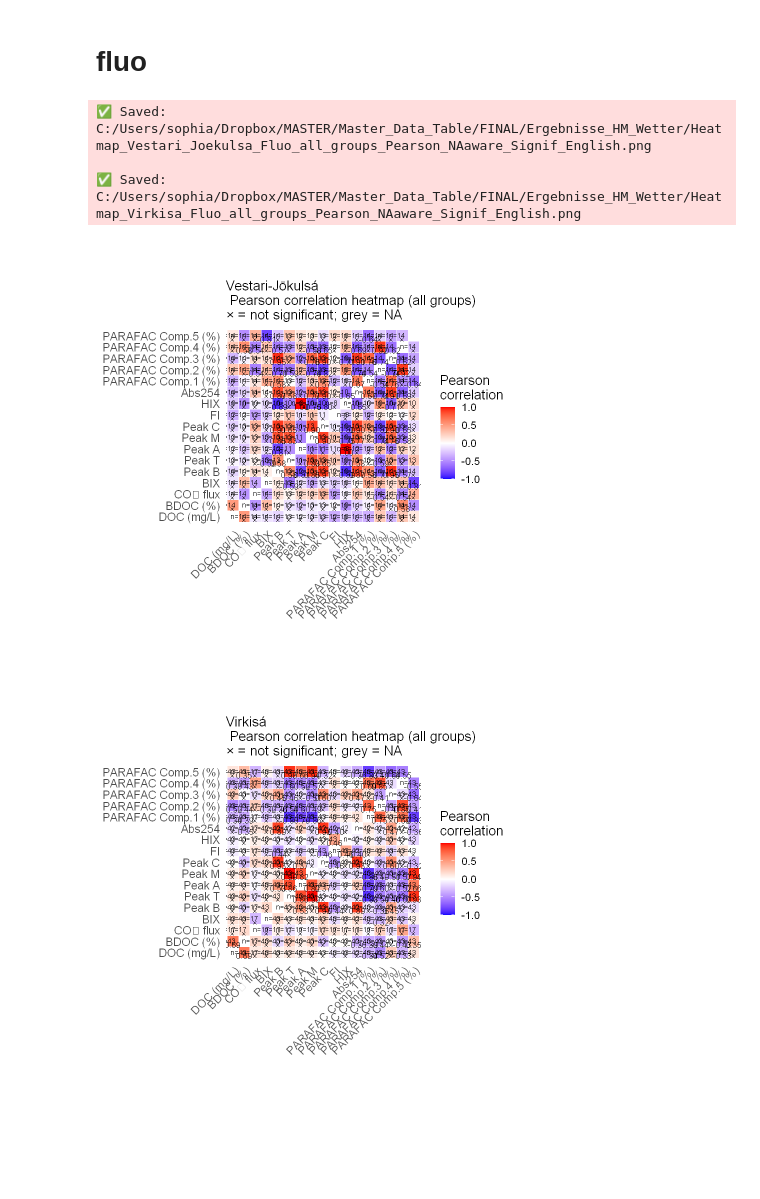
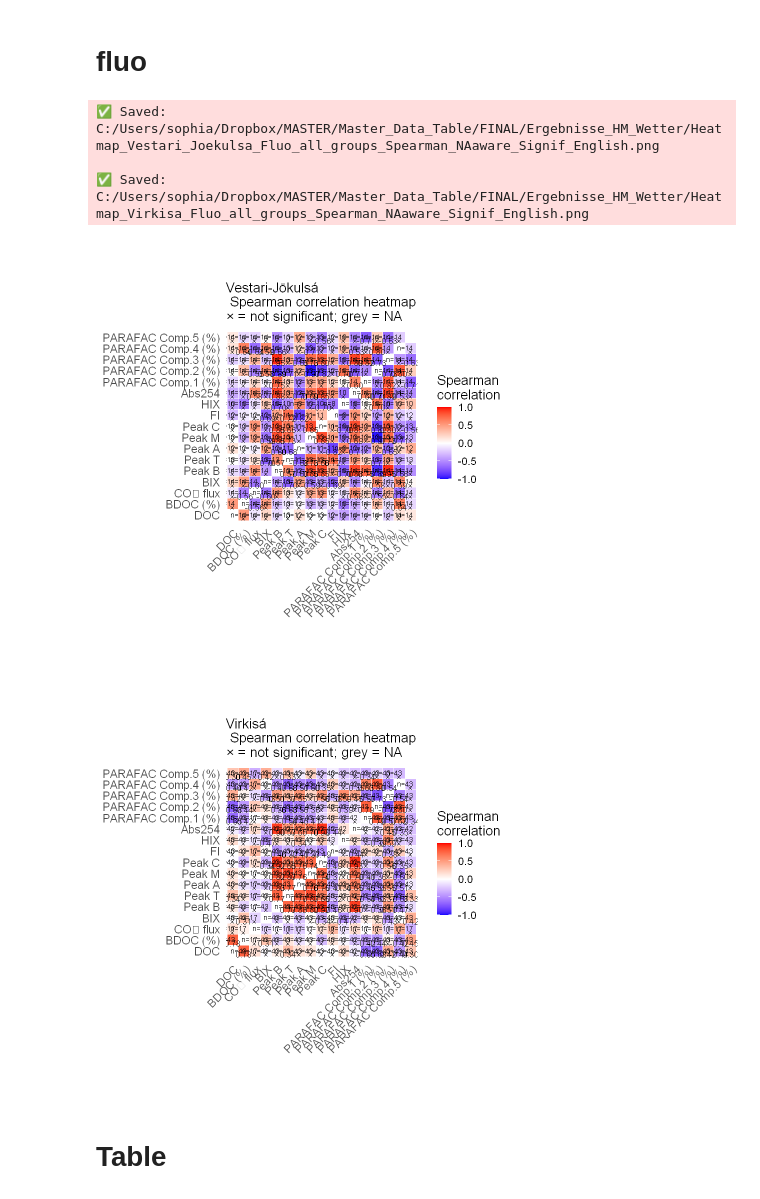
Before and after one commit to kokkaso/MA_supplementary_Data, a Jupyter notebook: notebooks/Statistic/heatmap/heatmap_final.ipynb, the cells around one changed output. Cells and saved outputs as stored; diff of their text form; code cells hidden in the pictures; blank space fills up the shorter version.

```diff
--- a/notebooks/Statistic/heatmap/heatmap_final.ipynb
+++ b/notebooks/Statistic/heatmap/heatmap_final.ipynb
@@ -32,7 +32,7 @@ rename_map <- c(
 )
 
 # Korrelationstyp & Gruppenfilter
-corr_type    <- "pearson"   # oder "spearman"
+corr_type    <- "spearman"   # oder "spearman"
 group_filter <- "all"       # "all" = alle Gruppen; 1 = nur group_nr==1; 2 = nur group_nr==2; etc.
 
 # Plot-Feintuning (anpassbar)
@@ -158,7 +158,7 @@ make_plot <- function(river_id, pretty_title) {
       plot.title  = element_text(size = base_font_size, face = "plain")
     ) +
     labs(title = paste0(pretty_title, "\n ", toTitleCase(corr_type),
-                        " correlation heatmap (", group_label, ")\n× = not significant; grey = NA"))
+                        " correlation heatmap \n× = not significant; grey = NA"))
 
   # 💾 Save – Typ & Gruppe im Namen
   outfile <- file.path(
@@ -192,7 +192,7 @@ suppressPackageStartupMessages({
 })
 
 # ========= 🔧 EDIT AREA =========
-corr_type    <- "pearson"   # or "spearman"
+corr_type    <- "spearman"   # or "spearman"
 group_filter <- "all"           # 1 = nur group_nr 1; "all" = alle; z.B. 2 = nur group_nr 2
 
 # Carbon (fix)
@@ -210,7 +210,7 @@ vars_keep <- c(carbon_vars, env_vars)
 
 # Englische Labels
 rename_map <- c(
-  average_DOC_sample       = "DOC (mg/L)",
+  average_DOC_sample       = "DOC",
   BDOC_pct                 = "BDOC (%)",
   CO2_Flux                 = "CO₂ flux",
   Chlorophyll_ugperL       = "Chlorophyll (µg/L)",
@@ -326,8 +326,7 @@ make_plot_env <- function(river_id) {
       plot.title  = element_text(size = 16, face = "plain")
     ) +
     labs(title = paste0(pretty_name(river_id), "\n ", toTitleCase(corr_type),
-                        " correlation heatmap, (",
-                        group_label, ")\n× = not significant; grey = NA"))
+                        " correlation heatmap \n× = not significant; grey = NA"))
 
   outfile <- file.path(
     out_dir,
@@ -358,7 +357,7 @@ suppressPackageStartupMessages({
 })
 
 # ========= 🔧 EDIT AREA =========
-corr_type   <- "pearson"    # or "spearman"
+corr_type   <- "spearman"    # or "spearman"
 group_filter <- "all"           # 1 = nur group_nr 1; "all" = alle Gruppen; z.B. 2 = nur group_nr 2
 
 # Carbon (fix)
@@ -375,7 +374,7 @@ vars_keep <- c(carbon_vars, fluo_vars)
 
 # Labels
 rename_map <- c(
-  average_DOC_sample = "DOC (mg/L)",
+  average_DOC_sample = "DOC",
   BDOC_pct           = "BDOC (%)",
   CO2_Flux           = "CO₂ flux",
   bix                = "BIX",
@@ -482,35 +481,37 @@ make_plot_fluo <- function(river_id) {
 
 
     scale_fill_gradient2(low = col_low, mid = col_mid, high = col_high,
                          midpoint = 0, limits = c(-1, 1),
                          name = leg_name, na.value = "grey90") +
     coord_fixed() +
     theme_minimal(base_size = 16) +
     theme(
       axis.text.x = element_text(size = 14, angle = 45, vjust = 1, hjust = 1),
       axis.text.y = element_text(size = 14),
       axis.title  = element_blank(),
       panel.grid  = element_blank(),
       plot.title  = element_text(size = 16, face = "plain")
     ) +
     labs(title = paste0(pretty_name(river_id), "\n ", toTitleCase(corr_type),
-                        " correlation heatmap (",group_label, ")\n× = not significant; grey = NA"))
+                        " correlation heatmap \n× = not significant; grey = NA"))
 
   outfile <- file.path(out_dir, paste0("Heatmap_", river_id, "_Fluo_", group_label, "_",
                                        toTitleCase(corr_type), "_NAaware_Signif_English.png"))
   # Leerzeichen und = im Dateinamen durch _ ersetzen
   outfile <- gsub("[ =]", "_", outfile)
   ggsave(outfile, plot = p, width = 10, height = 10, dpi = 300)
   message("✅ Saved: ", outfile)
   print(p)
 }
 
 # 🚀 Beide Flüsse
 make_plot_fluo("Vestari_Joekulsa")
 make_plot_fluo("Virkisa")
 # %% [output]
-✅ Saved: C:/Users/sophia/Dropbox/MASTER/Master_Data_Table/FINAL/Ergebnisse_HM_Wetter/Heatmap_Vestari_Joekulsa_Fluo_all_groups_Pearson_NAaware_Signif_English.png
+✅ Saved: C:/Users/sophia/Dropbox/MASTER/Master_Data_Table/FINAL/Ergebnisse_HM_Wetter/Heatmap_Vestari_Joekulsa_Fluo_all_groups_Spearman_NAaware_Signif_English.png
 
-✅ Saved: C:/Users/sophia/Dropbox/MASTER/Master_Data_Table/FINAL/Ergebnisse_HM_Wetter/Heatmap_Virkisa_Fluo_all_groups_Pearson_NAaware_Signif_English.png
+✅ Saved: C:/Users/sophia/Dropbox/MASTER/Master_Data_Table/FINAL/Ergebnisse_HM_Wetter/Heatmap_Virkisa_Fluo_all_groups_Spearman_NAaware_Signif_English.png
-[figure, old version]
+[figure, new version]
-[figure, old version]
+[figure, new version]
+# %% [markdown]
+# Table
```
Also changed, not shown: parts of 3 cells of this notebook.
